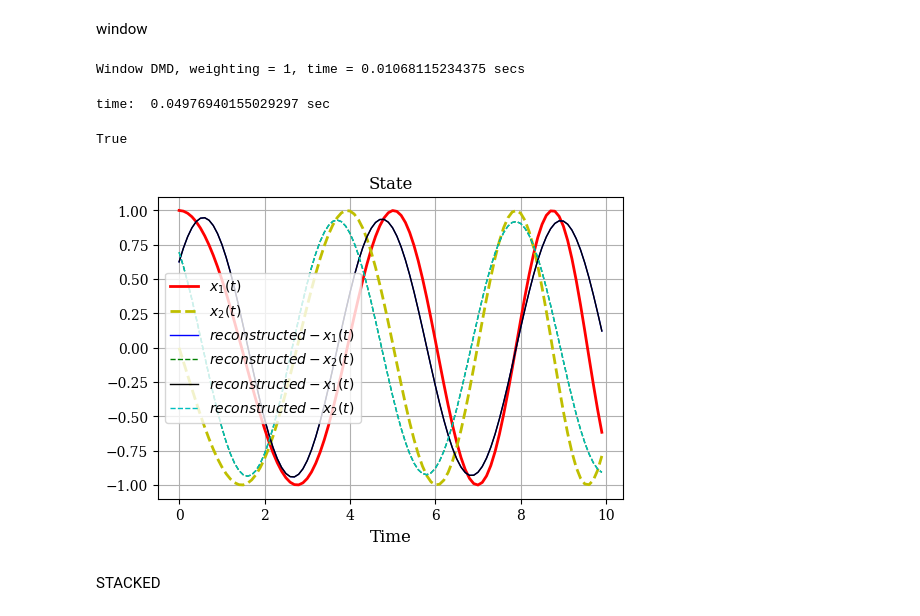
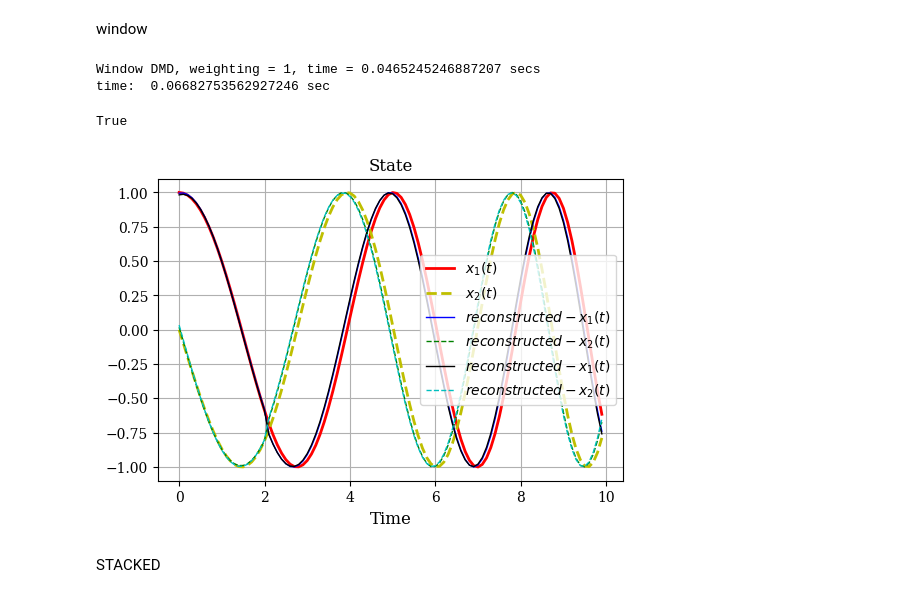
Before and after one commit to ela-d/DMD, a Jupyter notebook: 2D_time-varying_system-example.ipynb, the cells around one changed output. Drawn from its saved outputs; the diff is of its cells as text; code cells hidden in the pictures.

Commit message:
fixed reconstruction

```diff
--- a/2D_time-varying_system-example.ipynb
+++ b/2D_time-varying_system-example.ipynb
@@ -206,64 +206,71 @@ plt.show()
 [figure]
 # %% [markdown]
 window
-# %%
-w = 15 #toliko uzmem za pocetak
-
-wdmd = WindowDMD(n, w)
-wdmd.initialize(x[:,:w], y[:,:w]) # this is necessary for window DMD
-start = time.time()
-for k in range(w, m):
-    wdmd.update(x[:, k], y[:, k])
-end = time.time()
-Lambda_w, Z_w = wdmd.computemodes()
-
-print("Window DMD, weighting = 1, time = " + str(end-start) + " secs")
-# %% [output]
-Window DMD, weighting = 1, time = 0.01068115234375 secs
-# %%
-Z_nas_w, Lambda_nas_w, r, Q, L = fGEDMDQ_multiple_trajectories(x[:,:w], y[:,:w])
-start_nas = time.time()
-for k in range(w, m):
-    Z_nas_w, Lambda_nas_w, r, Q, L = fDMD_discarding_snap(Q, L, 1)
-    Z_nas_w, Lambda_nas_w, r, Q, L = fDMD_added_snap(np.bmat([x[:,k],y[:,k]]).T, Q, L)
-end_nas = time.time()
-print("time: ", end_nas-start_nas, "sec")
-# %% [output]
-time:  0.04976940155029297 sec
+# %%
+w = 20 #toliko uzmem za pocetak
+
+times_init=[i for i in range(w+1)]; times=[w]
+
+
+wdmd = WindowDMD(n, w)
+wdmd.initialize(x[:,:w], y[:,:w]) # this is necessary for window DMD
+start = time.time()
+for k in range(w, m):
+    wdmd.update(x[:, k], y[:, k])
+    Lambda_w, Z_w = wdmd.computemodes()
+    if k==w:
+        reconstructed_njihovo_w = DMD_reconstruction(x[:,:w], Z_w, 'all', Lambda_w, times_init)
+    else:
+        reconstructed_njihovo_w = np.append(reconstructed_njihovo_w,DMD_reconstruction(x[:,k-w+1:k+1], Z_w, 'all', Lambda_w, times), axis=1)
+end = time.time()
+
+print("Window DMD, weighting = 1, time = " + str(end-start) + " secs")
+
+
+Z_nas_w, Lambda_nas_w, r, Q, L = fGEDMDQ_multiple_trajectories(x[:,:w], y[:,:w])
+start_nas = time.time()
+for k in range(w, m):
+    Z_nas_w, Lambda_nas_w, r, Q, L = fDMD_discarding_snap(Q, L, 1)
+    Z_nas_w, Lambda_nas_w, r, Q, L = fDMD_added_snap(np.bmat([x[:,k],y[:,k]]).T, Q, L)
+    if k==w:
+        reconstructed_nas_w = DMD_reconstruction(x[:,:w], Z_nas_w, 'all', Lambda_nas_w, times_init)
+    else:
+        reconstructed_nas_w = np.append(reconstructed_nas_w,DMD_reconstruction(x[:,k-w+1:k+1], Z_nas_w, 'all', Lambda_nas_w, times), axis=1)
+end_nas = time.time()
+print("time: ", end_nas-start_nas, "sec")
+# %% [output]
+Window DMD, weighting = 1, time = 0.0465245246887207 secs
+time:  0.06682753562927246 sec
 # %%
 #provjera je li Q i dalje ortg.
 
 np.allclose(Q.T@Q, np.eye(4,4))
 # %% [output]
 True
-# %%
-times=[i for i in range(m)]
-reconstructed_nas_w=DMD_reconstruction(x, Z_nas_w, 'all', Lambda_nas_w, times)
-reconstructed_njihovo_w = DMD_reconstruction(x, Z_w, 'all', Lambda_w, times)
 # %%
 # visualize snapshots
 plt.rcParams['figure.dpi'] = 100
 plt.figure(figsize=(6,4))
 plt.rc('text', usetex=False) #samo sam tu stavila da ne koristim tex..
 plt.rc('font', family='serif')
 plt.plot(tspan[:-1], x[0, :], 'r-', linewidth=2.0,  label='$x_1(t)$')
 plt.plot(tspan[:-1], x[1, :], 'y--', linewidth=2.0,  label='$x_2(t)$')
-plt.plot(tspan[:-1], reconstructed[0, :], 'b-', linewidth=1.0,  label='$reconstructed - x_1(t)$')
-plt.plot(tspan[:-1], reconstructed[1, :], 'g--', linewidth=1.0,  label='$reconstructed - x_2(t)$')
-plt.plot(tspan[:-1], reconstructed_njihovo[0, :], 'k-', linewidth=1.0,  label='$reconstructed - x_1(t)$')
-plt.plot(tspan[:-1], reconstructed_njihovo[1, :], 'c--', linewidth=1.0,  label='$reconstructed - x_2(t)$')
+plt.plot(tspan[:-1], reconstructed_nas_w[0, :], 'b-', linewidth=1.0,  label='$reconstructed - x_1(t)$')
+plt.plot(tspan[:-1], reconstructed_nas_w[1, :], 'g--', linewidth=1.0,  label='$reconstructed - x_2(t)$')
+plt.plot(tspan[:-1], reconstructed_njihovo_w[0, :], 'k-', linewidth=1.0,  label='$reconstructed - x_1(t)$')
+plt.plot(tspan[:-1], reconstructed_njihovo_w[1, :], 'c--', linewidth=1.0,  label='$reconstructed - x_2(t)$')
 plt.legend(loc='best', fontsize=10)
 plt.xlabel('Time', fontsize=12)
 plt.title('State', fontsize=12)
 plt.tick_params(labelsize=10)
 plt.grid()
 plt.show()
 
 #nase i njihove predikcije se preklapaju
 
-############ ISTI REZULTAT kada window..
+############ PUNO BOLJE:) jako slican rezultat i za 5 (window size) i 20 (malo ljepsi pocetak kada ih je 20..)
 # %% [output]
-[figure, old version]
+[figure, new version]
 # %% [markdown]
 STACKED
 # %%
```
Also changed, not shown: parts of 7 cells of this notebook.
